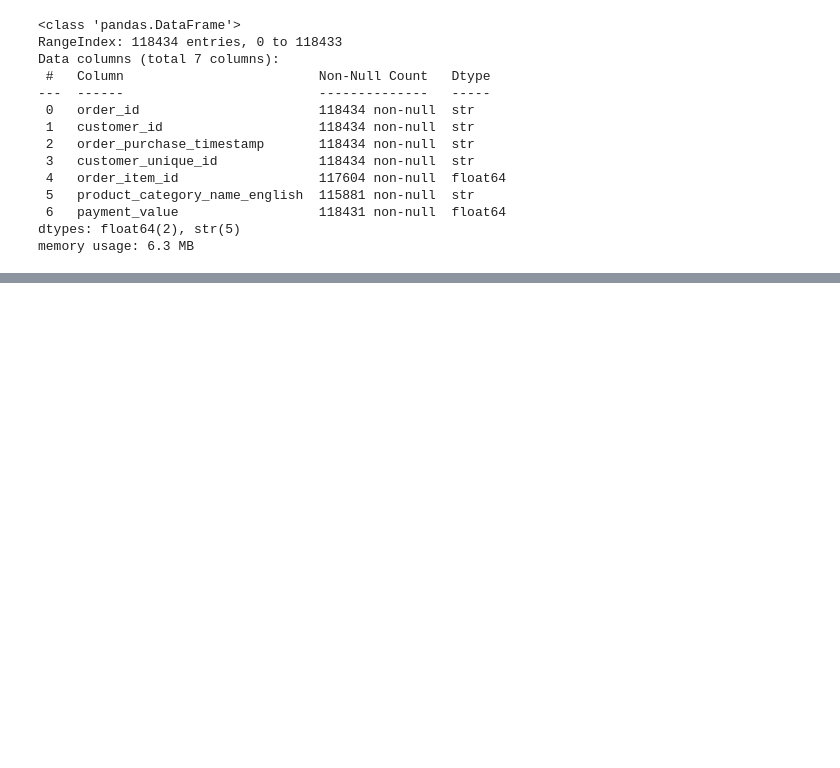
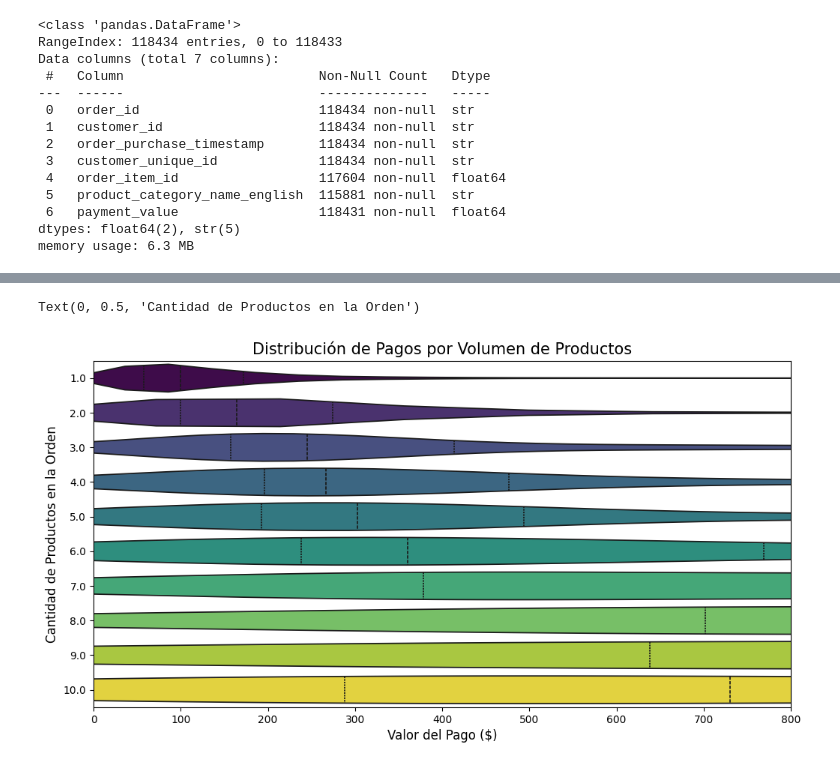
Before and after one commit to carlos-villa-restrepo/olist-growth-engine, a Jupyter notebook: notebooks/EDA.ipynb, the cells around one changed output, grey strips where cells are left out. Cells and saved outputs as stored; diff of their text form; code cells hidden in the pictures; blank space fills up the shorter version.

```diff
--- a/notebooks/EDA.ipynb
+++ b/notebooks/EDA.ipynb
@@ -535,0 +530,20 @@ fig, axis = plt.subplots(2, 1, figsize=)
+# %%
+# Realizo un sample
+df_master_sample = df_master.sample(15000)
+
+# Filtro para ver los grupos igual o de menores a 10 productos
+df_plot = df_master_sample[df_master_sample["order_item_id"] <= 10].copy()
+
+plt.figure(figsize=(12, 6))
+
+sns.violinplot(data=df_plot, x="payment_value", y="order_item_id",
+               palette="viridis", inner="quartile", orient="h",
+               hue="order_item_id", legend=False)
+
+plt.xlim(0, 800)
+plt.title("Distribución de Pagos por Volumen de Productos", fontsize=15)
+plt.xlabel("Valor del Pago ($)", fontsize=12)
+plt.ylabel("Cantidad de Productos en la Orden", fontsize=12)
+# %% [output]
+Text(0, 0.5, 'Cantidad de Productos en la Orden')
+[figure, added]
```
Also changed, not shown: parts of 5 cells of this notebook.
